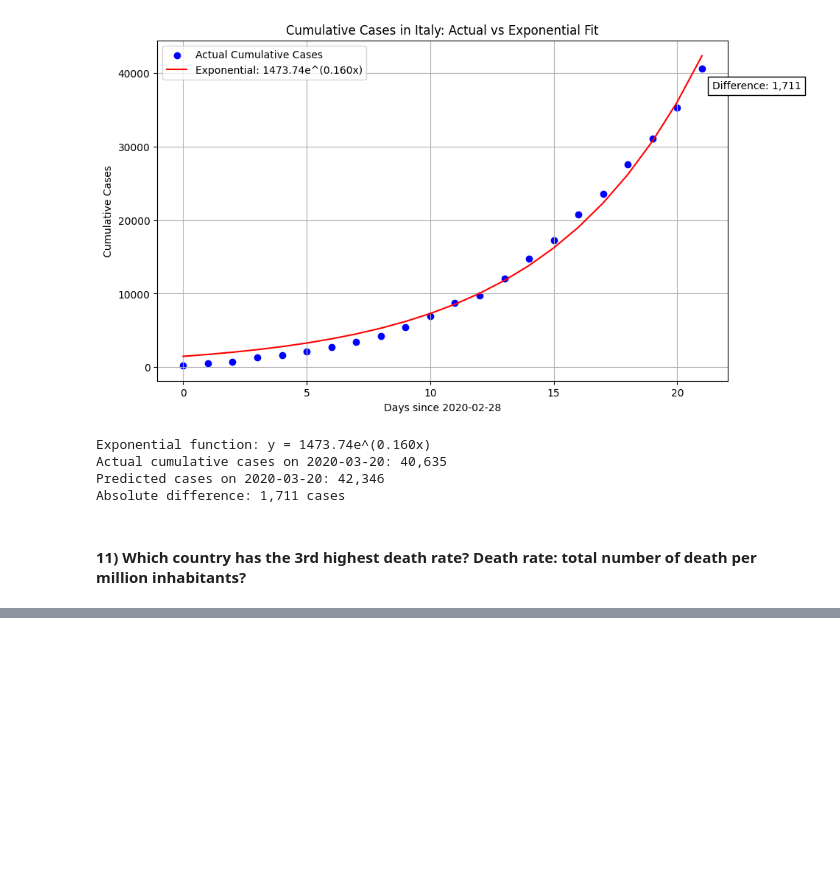
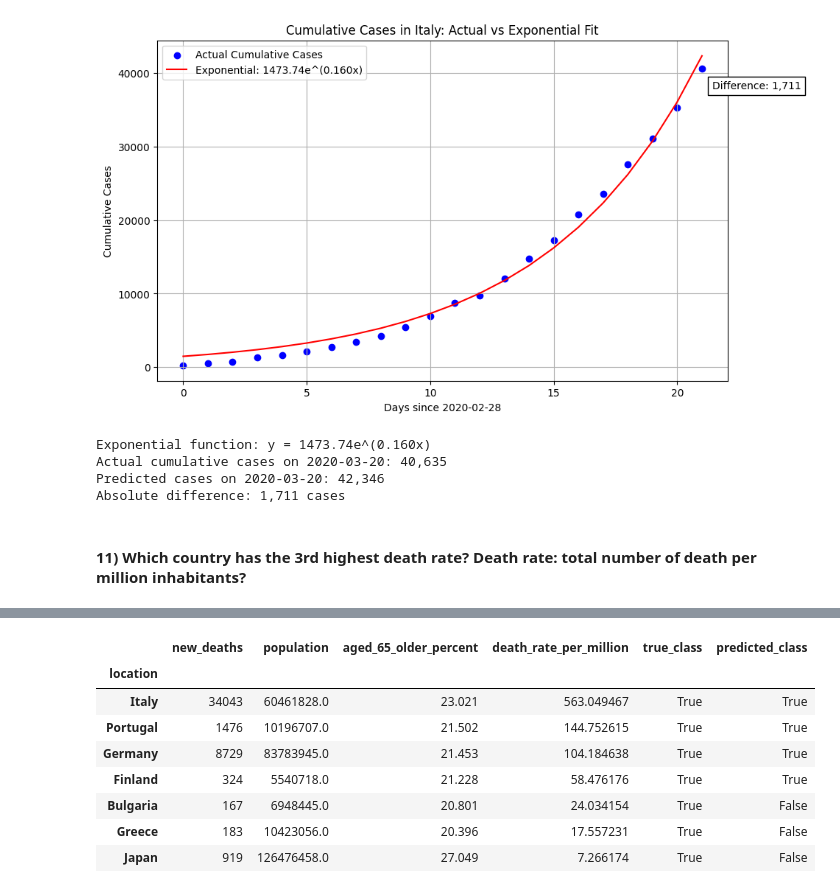
Before and after one commit to Echooed/cardio_cov, a Jupyter notebook: notebooks/cardio_cov_data_cleaning_new.ipynb, the cells around one changed output, grey strips where cells are left out. Drawn from its saved outputs; the diff is of its cells as text; code cells hidden in the pictures; blank space fills up the shorter version.

```diff
--- a/notebooks/cardio_cov_data_cleaning_new.ipynb
+++ b/notebooks/cardio_cov_data_cleaning_new.ipynb
@@ -1087,0 +1141,26 @@ Absolute difference: 1,711 cases
+# %%
+
+# Filter out countries with missing information
+death_rate_dropna = covid_data_death_rate.dropna(subset=['aged_65_older_percent', 'death_rate_per_million'])
+
+# Define conditions
+death_rate_dropna['true_class'] = death_rate_dropna['aged_65_older_percent'] > 20
+death_rate_dropna['predicted_class'] = death_rate_dropna['death_rate_per_million'] > 50
+
+# Calculate True Positives, False Positives, False Negatives
+TP = ((death_rate_dropna['true_class'] == True) & (death_rate_dropna['predicted_class'] == True)).sum()
+FP = ((death_rate_dropna['true_class'] == False) & (death_rate_dropna['predicted_class'] == True)).sum()
+FN = ((death_rate_dropna['true_class'] == True) & (death_rate_dropna['predicted_class'] == False)).sum()
+
+# Calculate Precision and Recall
+precision = TP / (TP + FP) if (TP + FP) > 0 else 0
+recall = TP / (TP + FN) if (TP + FN) > 0 else 0
+
+# Calculate F1 Score
+f1_score = 2 * (precision * recall) / (precision + recall) if (precision + recall) > 0 else 0
+
+
+
+
+
+print(f'F1 Score: {f1_score}')
@@ -1087,0 +1191,13 @@ Absolute difference: 1,711 cases
+# %%
+country_aged_65_over_20_percent = death_rate_dropna[death_rate_dropna.aged_65_older_percent > 20]
+country_aged_65_over_20_percent
+# %% [output]
+|  | new_deaths | population | aged_65_older_percent | death_rate_per_million | true_class | predicted_class |
+| location |  |  |  |  |  |  |
+| Italy | 34043 | 60461828.0 | 23.021 | 563.049467 | True | True |
+| Portugal | 1476 | 10196707.0 | 21.502 | 144.752615 | True | True |
+| Germany | 8729 | 83783945.0 | 21.453 | 104.184638 | True | True |
+| Finland | 324 | 5540718.0 | 21.228 | 58.476176 | True | True |
+| Bulgaria | 167 | 6948445.0 | 20.801 | 24.034154 | True | False |
+| Greece | 183 | 10423056.0 | 20.396 | 17.557231 | True | False |
+| Japan | 919 | 126476458.0 | 27.049 | 7.266174 | True | False |
```
Also changed, not shown: parts of 11 cells of this notebook.
